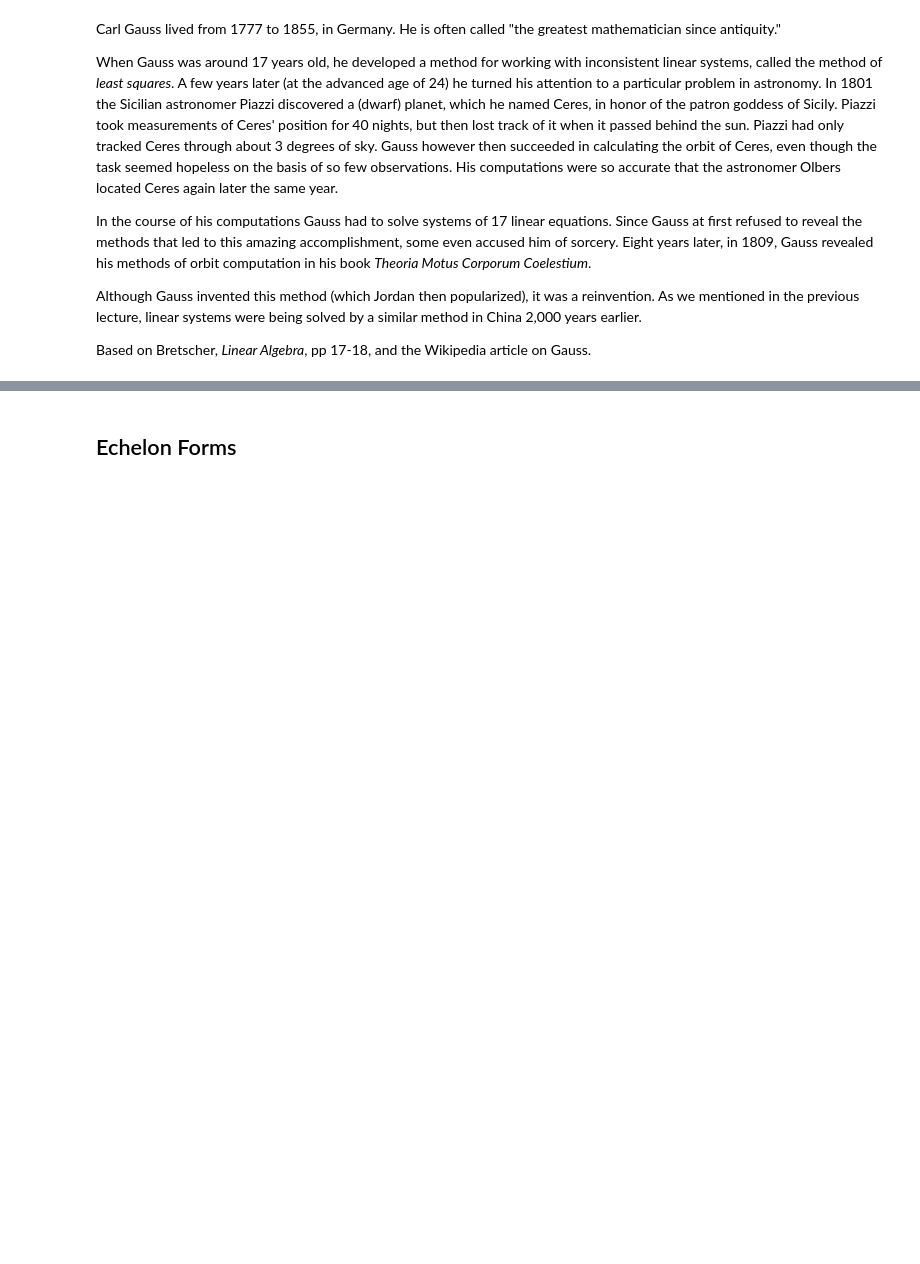
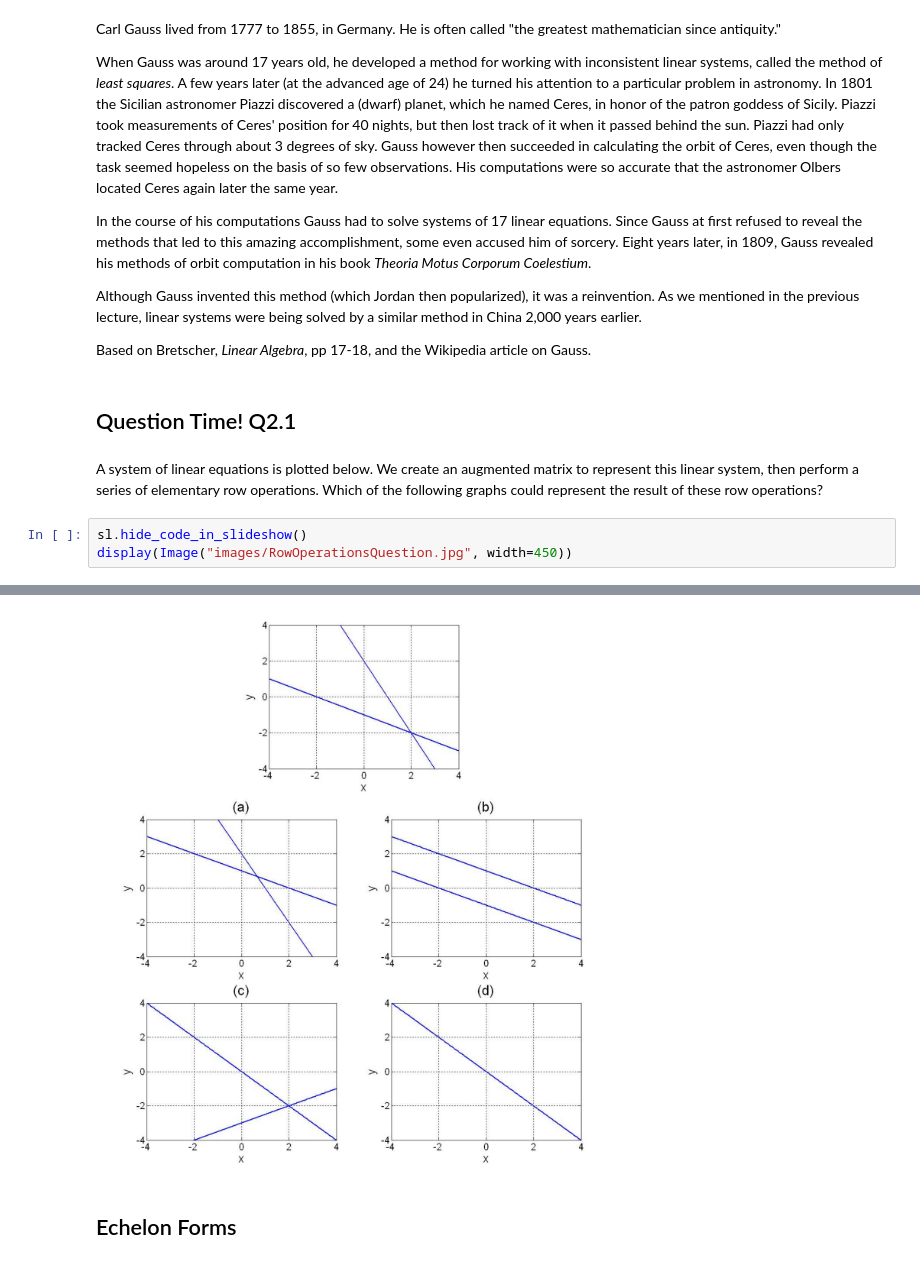
Before and after one commit to mcrovella/CS132-Geometric-Algorithms, a Jupyter notebook: L2RowReductions.ipynb, the cells around one changed output, grey strips where cells are left out. Cells and saved outputs as stored; diff of their text form; blank space fills up the shorter version.

```diff
--- a/L2RowReductions.ipynb
+++ b/L2RowReductions.ipynb
@@ -41,3 +41,11 @@ In the course of his computations Gauss had to solve systems of 17 linear equati
 Although Gauss invented this method (which Jordan then popularized), it was a reinvention.   As we mentioned in the previous lecture, linear systems were being solved by a similar method in China 2,000 years earlier.
 
 Based on Bretscher, _Linear Algebra_, pp 17-18, and the Wikipedia article on Gauss.
+# %% [markdown]
+## Question Time!  Q2.1
+# %% [markdown]
+A system of linear equations is plotted below. We create an augmented matrix to represent this linear system, then perform a series of elementary row operations. Which of the following graphs could represent the result of these row operations?
+# %%
+sl.hide_code_in_slideshow()
+display(Image("images/RowOperationsQuestion.jpg", width=450))
+# %% [output]
@@ -44,3 +53,4 @@ Based on Bretscher, _Linear Algebra_, pp 17-18, and the Wikipedia article on Gau
+[figure, added]
 # %% [markdown]
 ## Echelon Forms
 # %% [markdown]
```
Also changed, not shown: parts of 6 cells of this notebook, 4 other files.
